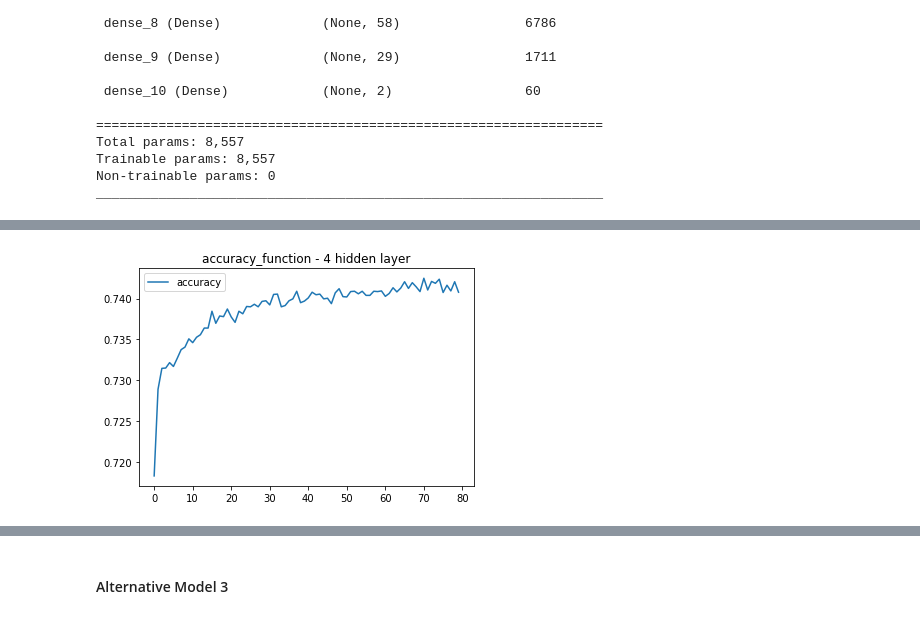
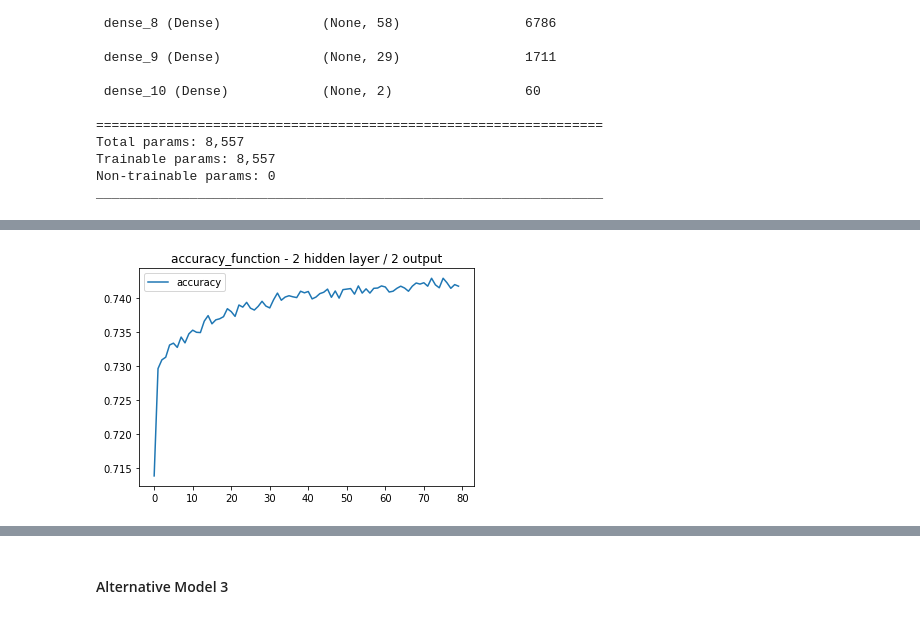
Before and after one commit to yanickw/binary_classifier_model, a Jupyter notebook: venture_funding_with_deep_learning.ipynb, the cells around one changed output, grey strips where cells are left out. Cells and saved outputs as stored; diff of their text form; code cells hidden in the pictures.

```diff
--- a/venture_funding_with_deep_learning.ipynb
+++ b/venture_funding_with_deep_learning.ipynb
@@ -657,8 +660,9 @@ plt.show()
 # %%
+# Vizualise the model accuracy funtions results.
 plt.plot(fit_model_A2.history["accuracy"])
-plt.title("accuracy_function - 4 hidden layer")
+plt.title("accuracy_function - 2 hidden layer / 2 output")
 plt.legend(["accuracy"])
 plt.show()
 # %% [output]
-[figure, old version]
+[figure, new version]
 # %%
```
Also changed, not shown: parts of 69 cells of this notebook, 1 other file.
